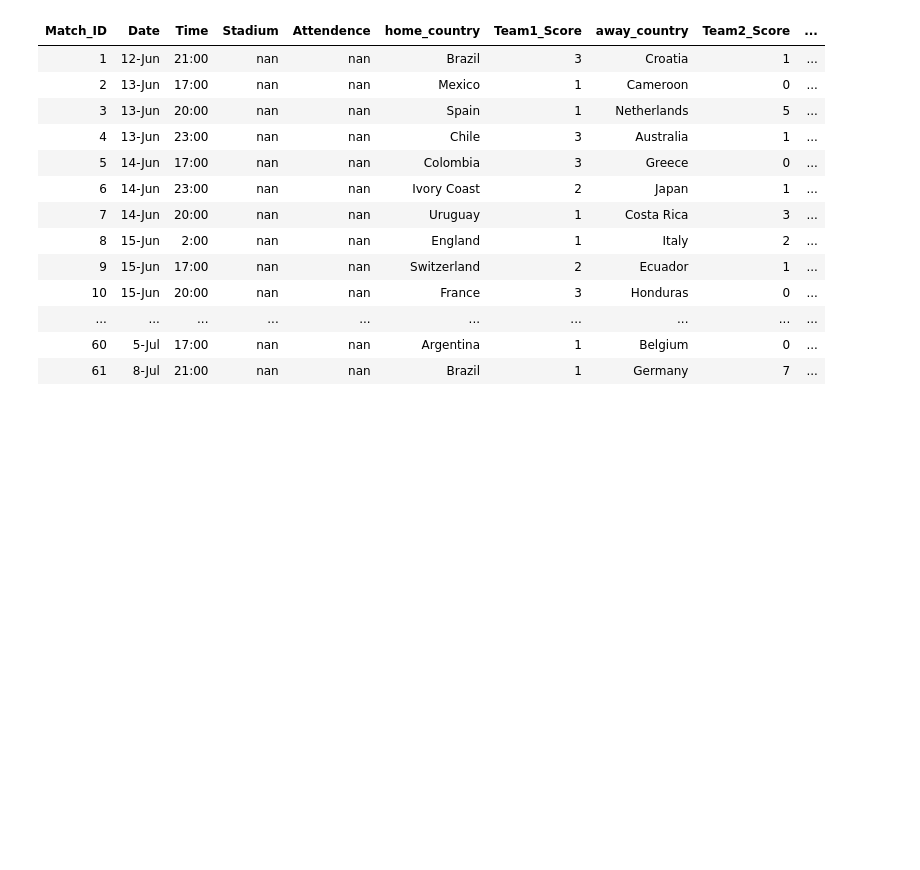
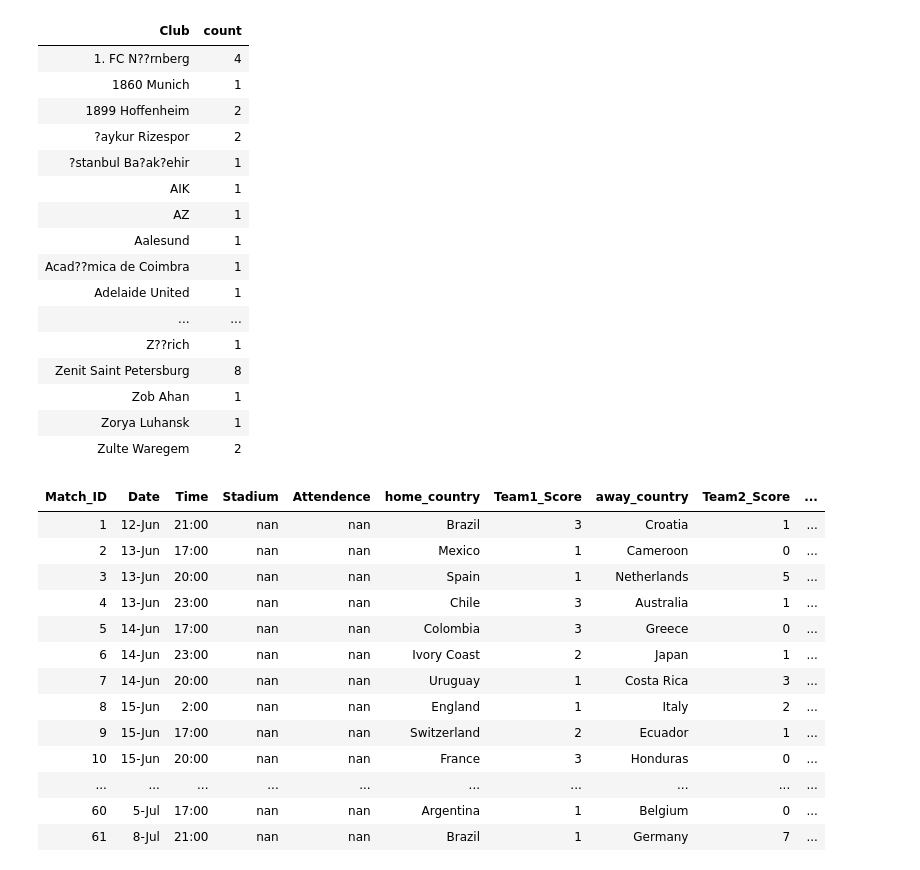
Before and after one commit to Fu-Yilei/FIFA2014Worldcup_DataExploration, a Jupyter notebook: FIFA_datasets/Untitled.ipynb, the cells around one changed output. Cells and saved outputs as stored; diff of their text form; code cells hidden in the pictures; blank space fills up the shorter version.

```diff
--- a/FIFA_datasets/Untitled.ipynb
+++ b/FIFA_datasets/Untitled.ipynb
@@ -4,6 +4,27 @@ import codecs
 import csv
 from bs4 import BeautifulSoup
 import numpy as np
+# %%
+Players = Table().read_table("My_Players.csv")
+Players.group("Club").show()
+# %% [output]
+| Club | count |
+| 1. FC N??rnberg | 4 |
+| 1860 Munich | 1 |
+| 1899 Hoffenheim | 2 |
+| ?aykur Rizespor | 2 |
+| ?stanbul Ba?ak?ehir | 1 |
+| AIK | 1 |
+| AZ | 1 |
+| Aalesund | 1 |
+| Acad??mica de Coimbra | 1 |
+| Adelaide United | 1 |
+| ... | ... |
+| Z??rich | 1 |
+| Zenit Saint Petersburg | 8 |
+| Zob Ahan | 1 |
+| Zorya Luhansk | 1 |
+| Zulte Waregem | 2 |
 # %%
 Match = Table().read_table("matches.csv")
 Country = Table().read_table("country.csv")
```
Also changed, not shown: 1 other file.
